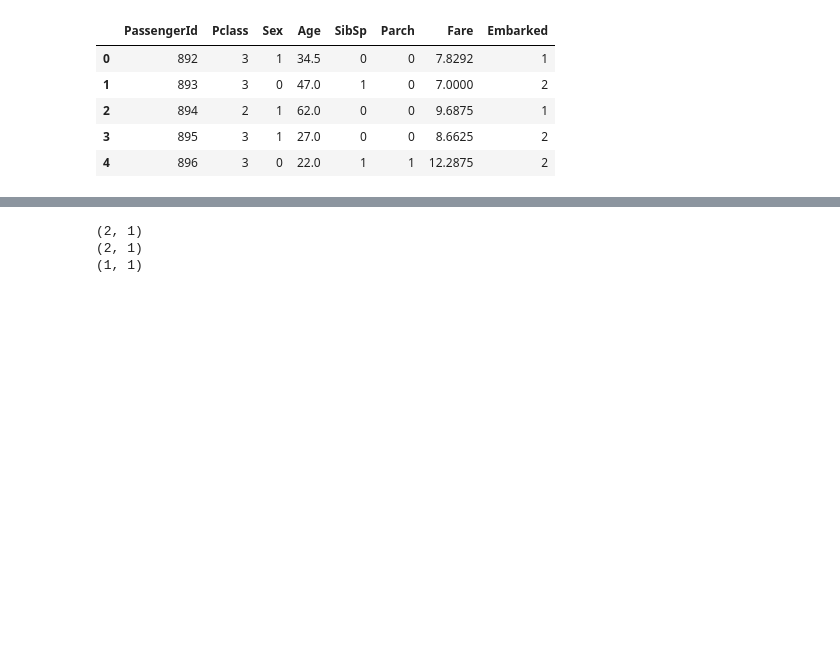
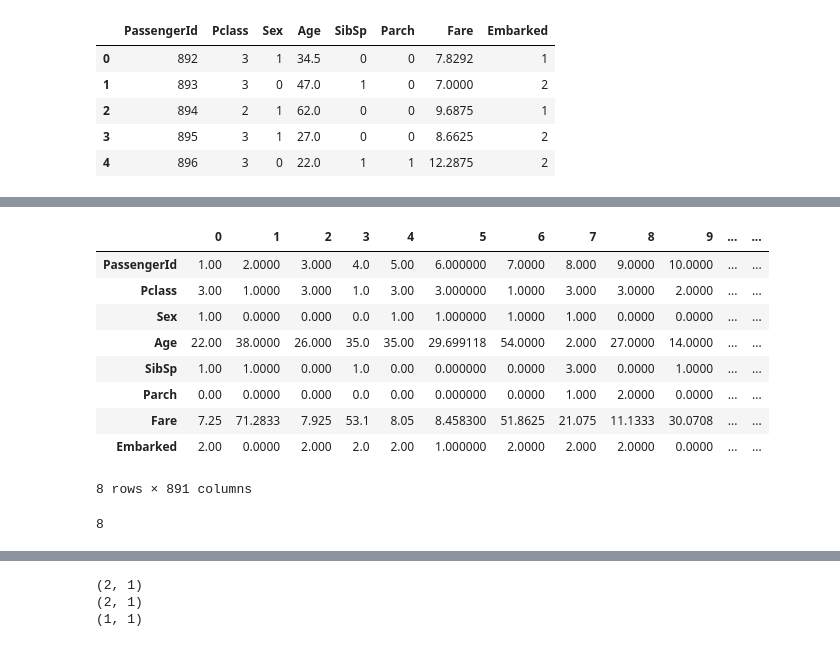
Before and after one commit to danielsobrado/personal-blog-code, a Jupyter notebook: notebooks/Kaggle/Titanic/NN From Scratch.ipynb, the cells around one changed output, grey strips where cells are left out. Cells and saved outputs as stored; diff of their text form; code cells hidden in the pictures; blank space fills up the shorter version.

```diff
--- a/notebooks/Kaggle/Titanic/NN From Scratch.ipynb
+++ b/notebooks/Kaggle/Titanic/NN From Scratch.ipynb
@@ -82,6 +86,19 @@ print(y_test.shape)
 (1, 891)
 (8, 418)
 (1, 418)
+# %%
+x_train.head(11)
+# %% [output]
+|  | 0 | 1 | 2 | 3 | 4 | 5 | 6 | 7 | 8 | 9 | ... | ... |
+| PassengerId | 1.00 | 2.0000 | 3.000 | 4.0 | 5.00 | 6.000000 | 7.0000 | 8.000 | 9.0000 | 10.0000 | ... | ... |
+| Pclass | 3.00 | 1.0000 | 3.000 | 1.0 | 3.00 | 3.000000 | 1.0000 | 3.000 | 3.0000 | 2.0000 | ... | ... |
+| Sex | 1.00 | 0.0000 | 0.000 | 0.0 | 1.00 | 1.000000 | 1.0000 | 1.000 | 0.0000 | 0.0000 | ... | ... |
+| Age | 22.00 | 38.0000 | 26.000 | 35.0 | 35.00 | 29.699118 | 54.0000 | 2.000 | 27.0000 | 14.0000 | ... | ... |
+| SibSp | 1.00 | 1.0000 | 0.000 | 1.0 | 0.00 | 0.000000 | 0.0000 | 3.000 | 0.0000 | 1.0000 | ... | ... |
+| Parch | 0.00 | 0.0000 | 0.000 | 0.0 | 0.00 | 0.000000 | 0.0000 | 1.000 | 2.0000 | 0.0000 | ... | ... |
+| Fare | 7.25 | 71.2833 | 7.925 | 53.1 | 8.05 | 8.458300 | 51.8625 | 21.075 | 11.1333 | 30.0708 | ... | ... |
+| Embarked | 2.00 | 0.0000 | 2.000 | 2.0 | 2.00 | 1.000000 | 2.0000 | 2.000 | 2.0000 | 0.0000 | ... | ... |
+8 rows × 891 columns
 # %%
 def initialize_parameters_and_layer_sizes_NN(x_train, y_train):
 
@@ -98,3 +115,7 @@ parameters = initialize_parameters_and_layer_sizes_NN(x_train, y_train)
+# %%
+x_train.shape[0]
+# %% [output]
+8
 # %%
 print(parameters["W1"].shape)
 print(parameters["W2"].shape)
```
Also changed, not shown: parts of 17 cells of this notebook.
